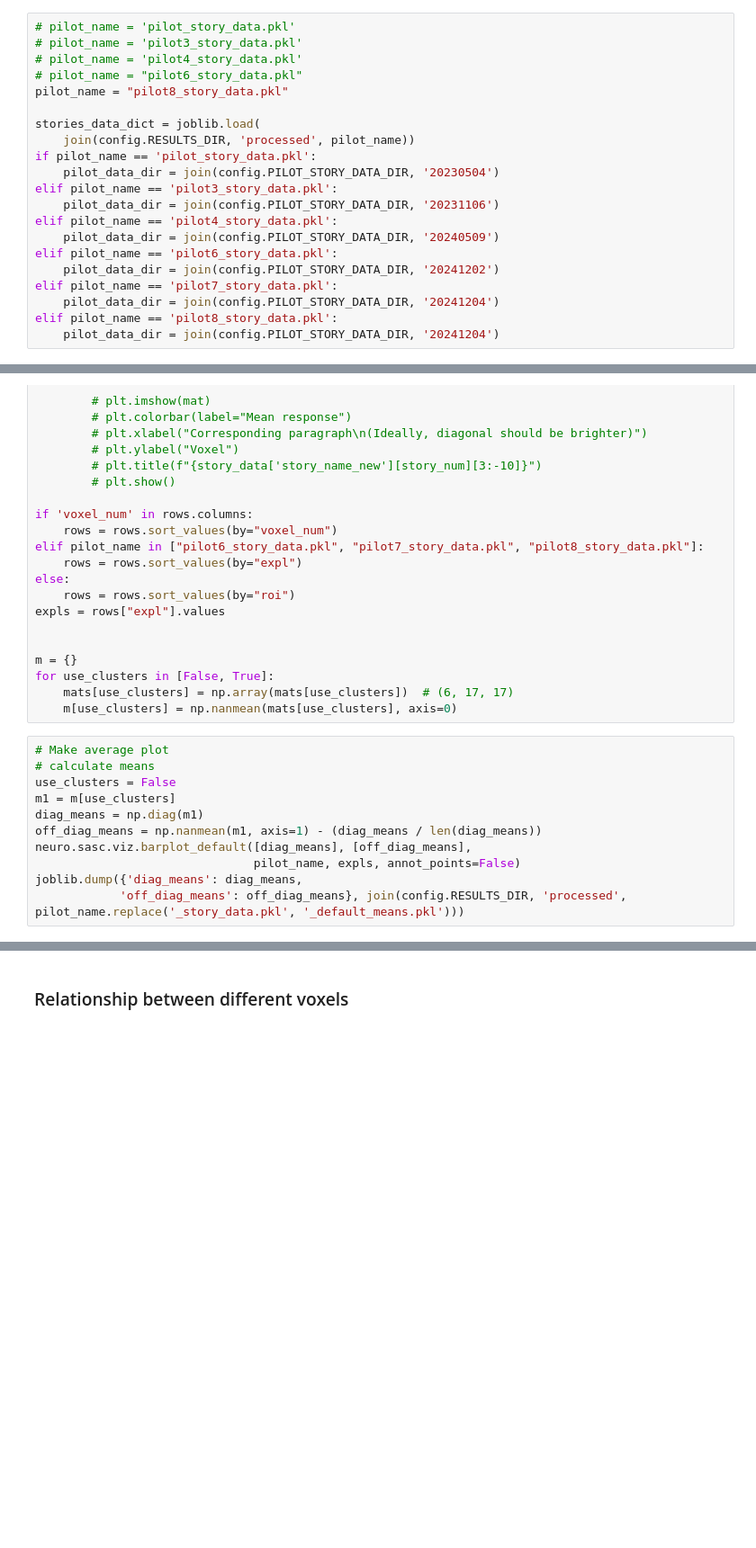
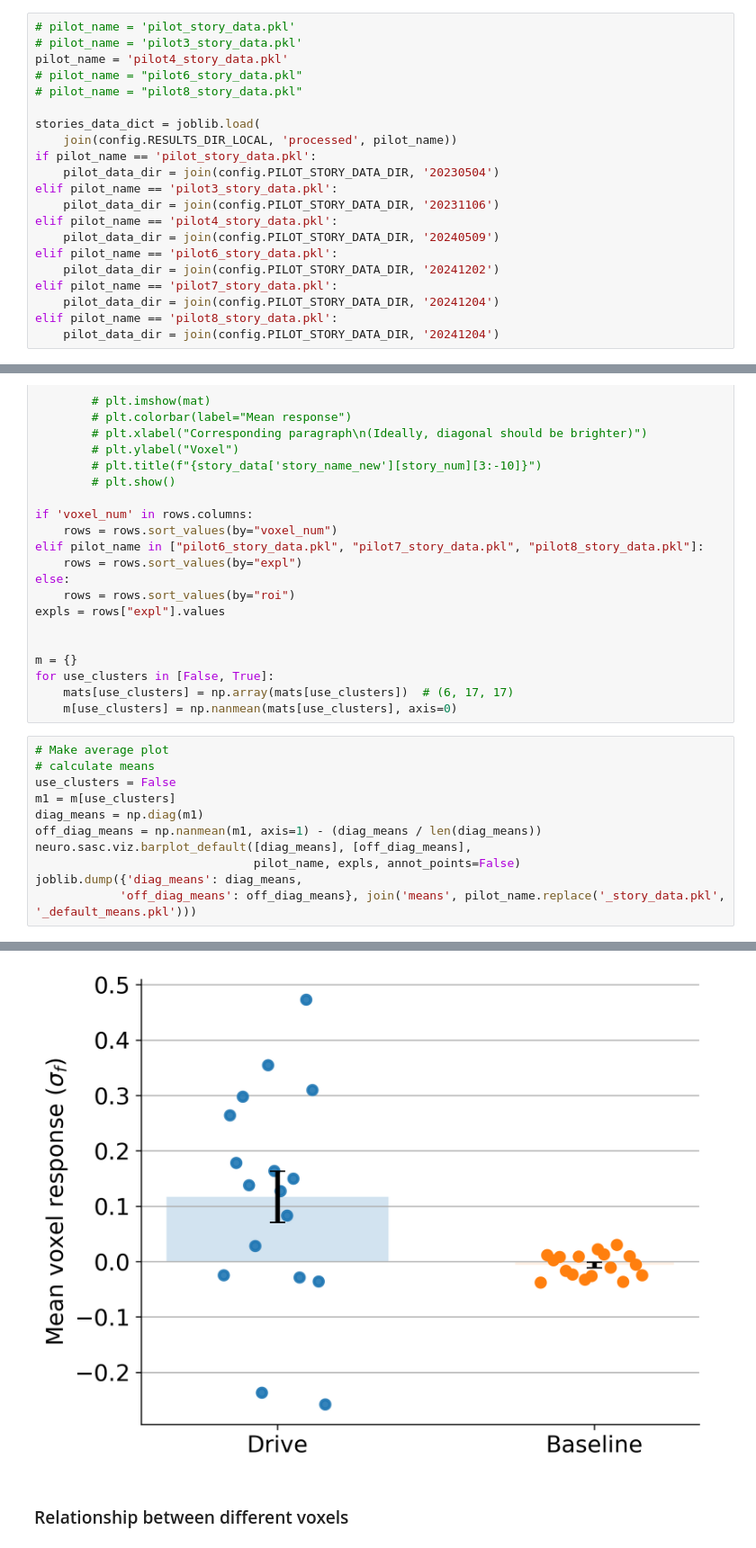
Before and after one commit to patrickmineault/automated-brain-explanations, a Jupyter notebook: notebooks/1_gct_stories/2_analyze/02_default.ipynb, the cells around one changed output, grey strips where cells are left out. Shown: that part at 90% size. Cells and saved outputs as stored; diff of their text form; blank space fills up the shorter version.

```diff
--- a/notebooks/1_gct_stories/2_analyze/02_default.ipynb
+++ b/notebooks/1_gct_stories/2_analyze/02_default.ipynb
@@ -32,12 +33,12 @@ The autoreload extension is already loaded. To reload it, use:
 # %%
 # pilot_name = 'pilot_story_data.pkl'
 # pilot_name = 'pilot3_story_data.pkl'
-# pilot_name = 'pilot4_story_data.pkl'
+pilot_name = 'pilot4_story_data.pkl'
 # pilot_name = "pilot6_story_data.pkl"
-pilot_name = "pilot8_story_data.pkl"
+# pilot_name = "pilot8_story_data.pkl"
 
 stories_data_dict = joblib.load(
-    join(config.RESULTS_DIR, 'processed', pilot_name))
+    join(config.RESULTS_DIR_LOCAL, 'processed', pilot_name))
 if pilot_name == 'pilot_story_data.pkl':
     pilot_data_dir = join(config.PILOT_STORY_DATA_DIR, '20230504')
 elif pilot_name == 'pilot3_story_data.pkl':
@@ -163,4 +162,5 @@ off_diag_means = np.nanmean(m1, axis=1) - (diag_means / len(diag_means))
 neuro.sasc.viz.barplot_default([diag_means], [off_diag_means],
                                pilot_name, expls, annot_points=False)
 joblib.dump({'diag_means': diag_means,
-            'off_diag_means': off_diag_means}, join(config.RESULTS_DIR, 'processed', pilot_name.replace('_story_data.pkl', '_default_means.pkl')))
+            'off_diag_means': off_diag_means}, join('means', pilot_name.replace('_story_data.pkl', '_default_means.pkl')))
+# %% [output]
@@ -167,3 +169,4 @@ joblib.dump({'diag_means': diag_means,
+[figure, added]
 # %% [markdown]
 ### Relationship between different voxels
 # %%
```
Also changed, not shown: parts of 4 cells of this notebook, 39 other files.
